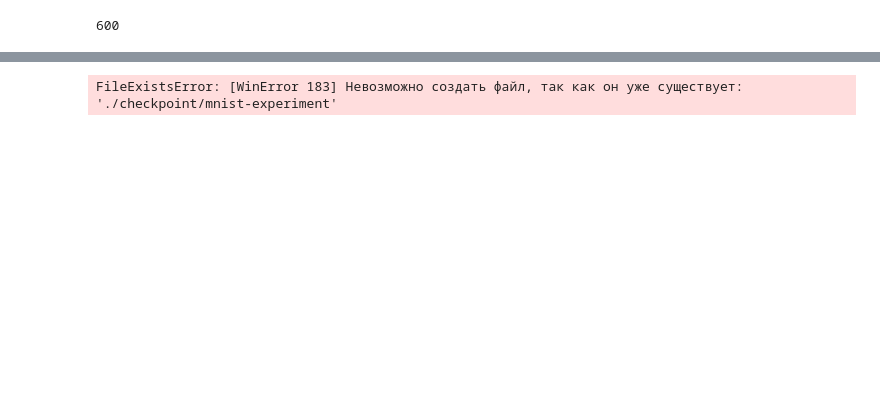
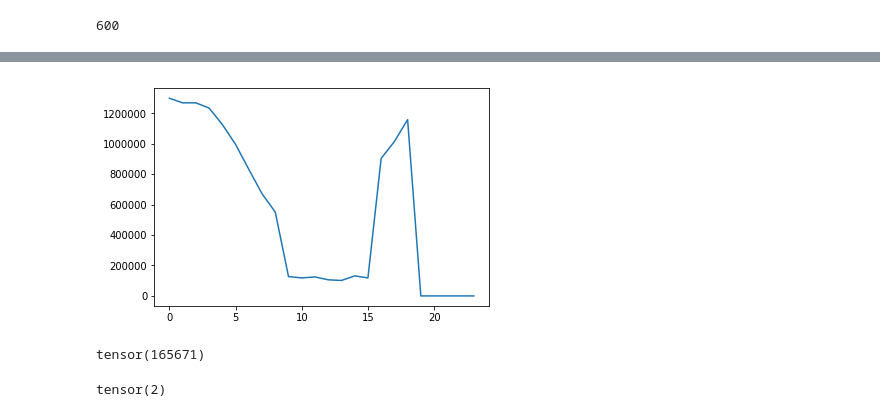
Before and after one commit to DavidTsat/master_thesis_project, a Jupyter notebook: main.ipynb, the cells around one changed output, grey strips where cells are left out. Drawn from its saved outputs; the diff is of its cells as text; code cells hidden in the pictures; blank space fills up the shorter version.

```diff
--- a/main.ipynb
+++ b/main.ipynb
@@ -427,16 +427,17 @@ data_loader = torch.utils.data.DataLoader(
 # length=6
 # batch_size=5
 # %%
+features_length = train.shape[1]
 class NetD(torch.nn.Module):
     def __init__(self, use_cuda=True):
         super(NetD, self).__init__()
         self.use_cuda = use_cuda
         # top
-        self.t1 = torch.nn.Linear(28 * 28, 1024)
+        self.t1 = torch.nn.Linear(features_length, 1024)
         # bottom
-        self.b1 = torch.nn.Linear(28 * 28, 1024)
+        self.b1 = torch.nn.Linear(features_length, 1024)
         # combined
-        self.fc = torch.nn.Linear(2 * 1024, 28 * 28)
+        self.fc = torch.nn.Linear(2 * 1024, features_length)
     def forward(self, xr, xf):
         # get filt
         filt = 1 - (xr * (xf >= 0.5).float()) - ((1-xr) * (xf < 0.5).float())
@@ -466,15 +467,33 @@ class NetD(torch.nn.Module):
         x = sgn * x
         return x
 
-netG = torch.nn.Sequential(
-    torch.nn.Linear(nz, 1024),
-    torch.nn.ReLU(),
-    torch.nn.Linear(1024, 28 * 28),
-    torch.nn.Sigmoid()
-    )
+# netG = torch.nn.Sequential(
+#     torch.nn.Linear(nz, 1024),
+#     torch.nn.ReLU(),
+#     torch.nn.Linear(1024, features_length),
+#     torch.nn.Sigmoid()*5
+#     )
+
+class NetG(nn.Module):
+
+    def __init__(self):
+
+        super(NetG, self).__init__()
+
+        self.net = nn.Sequential(
+                                 nn.Linear(nz,1024),
+                                 nn.ReLU(),
+                                 nn.Linear(1024,features_length),
+                                 nn.Sigmoid()
+                                    )
+
+    def forward(self, x):
+        x = self.net(x)
+        return x*5 # to get values in range [0,5]
 
 # networks
 netD = NetD(use_cuda=False)
+netG = NetG()
 print(netG)
 print(netD)
 optimizerG = optim.RMSprop(netG.parameters(), lr=lrG)
@@ -845,4 +772,7 @@ std_G 0.0453050322830677 558
-# %%
-os.makedirs('./checkpoint/{0}'.format(name))
-# %% [output]
-FileExistsError: [WinError 183] Невозможно создать файл, так как он уже существует: './checkpoint/mnist-experiment'
+# %%
+import matplotlib.pyplot as plt
+
+plt.plot(eval_losses)
+plt.show()
+# %% [output]
+[figure, added]
@@ -849,3 +785,11 @@ FileExistsError: [WinError 183] Невозможно создать файл, т
+# %%
+(0 == fake.round()).sum()
+# %% [output]
+tensor(165671)
+# %%
+(5 == fake.round()).sum()
+# %% [output]
+tensor(2)
 # %%
 # gen_iterations = 0
 # for epoch in range(epochs):
```
Also changed, not shown: parts of 5 cells of this notebook.
